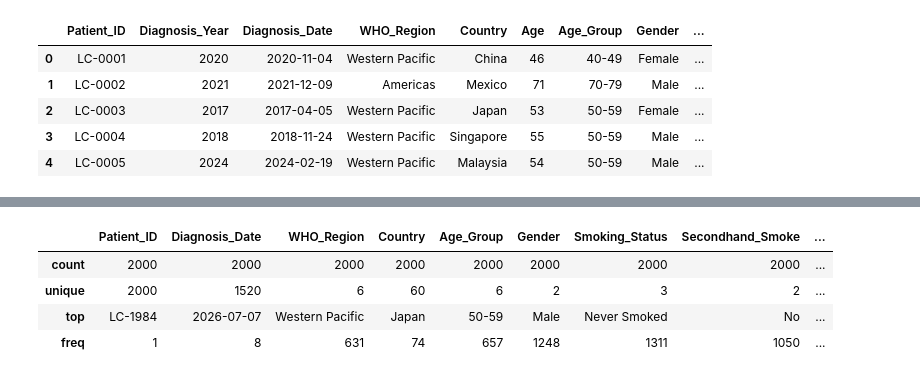
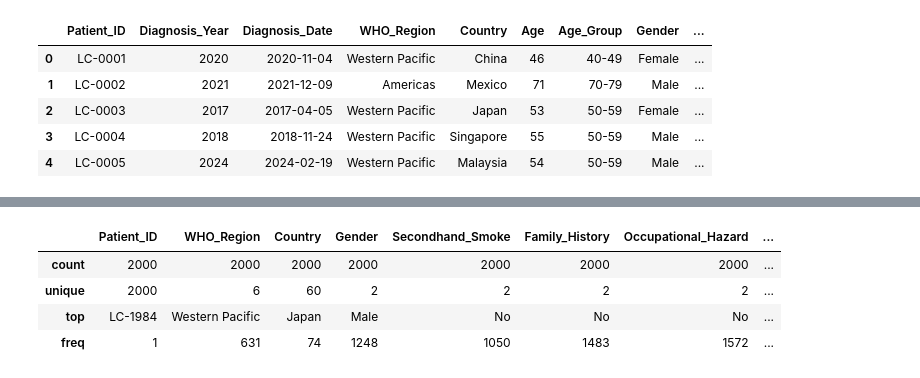
Before and after one commit to MiguelFigueroa02/MCPI_Student_Repo, a Jupyter notebook: courses/1-Semester/fundamentals of statistics/Projects/Notebooks/Estadística_Descriptiva_Visualización.ipynb, the cells around one changed output, grey strips where cells are left out. Cells and saved outputs as stored; diff of their text form; code cells hidden in the pictures.

Commit message:
nb(sem1-FE): Description of each kind of variable related with the type of data in each column of dataset

```diff
--- a/courses/1-Semester/fundamentals of statistics/Projects/Notebooks/Estadística_Descriptiva_Visualización.ipynb
+++ b/courses/1-Semester/fundamentals of statistics/Projects/Notebooks/Estadística_Descriptiva_Visualización.ipynb
@@ -51,6 +56,9 @@ df.head()
 | 2 | LC-0003 | 2017 | 2017-04-05 | Western Pacific | Japan | 53 | 50-59 | Female | ... |
 | 3 | LC-0004 | 2018 | 2018-11-24 | Western Pacific | Singapore | 55 | 50-59 | Male | ... |
 | 4 | LC-0005 | 2024 | 2024-02-19 | Western Pacific | Malaysia | 54 | 50-59 | Male | ... |
+# %%
+df.Diagnosis_Year = pd.to_datetime(df.Diagnosis_Year)
+df.Diagnosis_Date = pd.to_datetime(df.Diagnosis_Date)
 # %%
 column_names = [f'`{column}`' for column in df.columns]
 column_types = [f'`{df[column].dtype}`' for column in df.columns]
@@ -114,0 +135,6 @@ df_analysis = pd.DataFrame({
+# %%
+categoricas = [col for col in df.columns if df[col].dtype == 'object']
+# %%
+ordinales = ['Age_Group','Smoking_Status','Air_Pollution_Exposure', 'Alcohol_Use','BMI_Category','Exercise_Frequency','Cancer_Stage']
+# %%
+nominales = [categorica for categorica in categoricas if categorica not in ordinales]
@@ -127,8 +228,8 @@ df.describe()
 # %%
-df.describe(exclude='number')
+df[nominales].describe()
 # %% [output]
-|  | Patient_ID | Diagnosis_Date | WHO_Region | Country | Age_Group | Gender | Smoking_Status | Secondhand_Smoke | ... |
-| count | 2000 | 2000 | 2000 | 2000 | 2000 | 2000 | 2000 | 2000 | ... |
-| unique | 2000 | 1520 | 6 | 60 | 6 | 2 | 3 | 2 | ... |
-| top | LC-1984 | 2026-07-07 | Western Pacific | Japan | 50-59 | Male | Never Smoked | No | ... |
-| freq | 1 | 8 | 631 | 74 | 657 | 1248 | 1311 | 1050 | ... |
+|  | Patient_ID | WHO_Region | Country | Gender | Secondhand_Smoke | Family_History | Occupational_Hazard | ... |
+| count | 2000 | 2000 | 2000 | 2000 | 2000 | 2000 | 2000 | ... |
+| unique | 2000 | 6 | 60 | 2 | 2 | 2 | 2 | ... |
+| top | LC-1984 | Western Pacific | Japan | Male | No | No | No | ... |
+| freq | 1 | 631 | 74 | 1248 | 1050 | 1483 | 1572 | ... |
```
Also changed, not shown: parts of 16 cells of this notebook.
